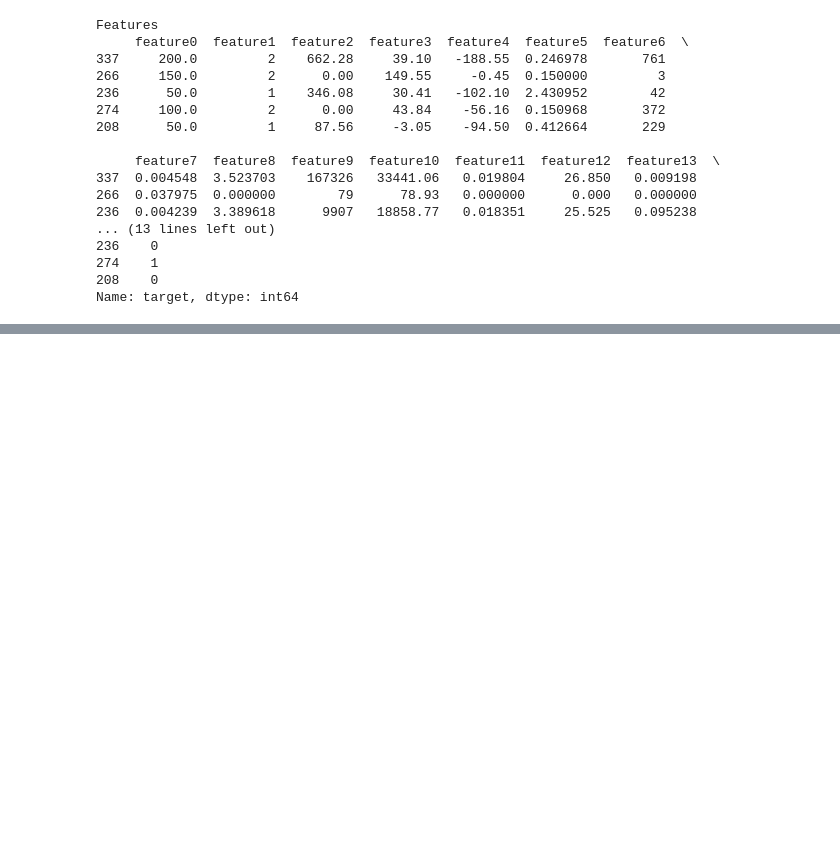
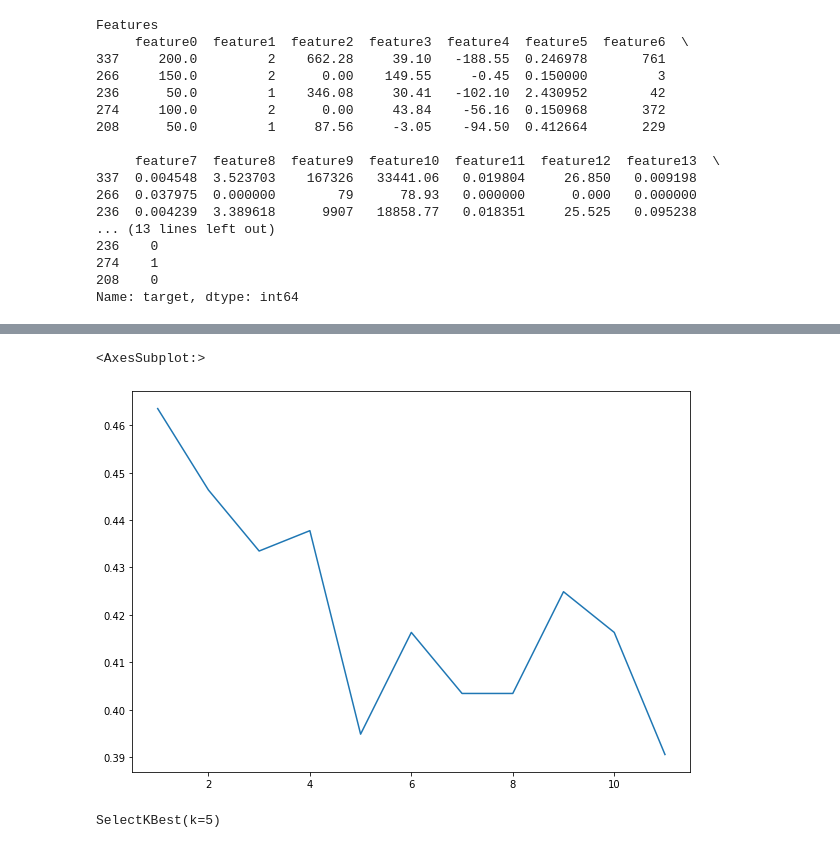
Before and after one commit to seifferth-lopes/Desafio_Tecnico, a Jupyter notebook: projeto.ipynb, the cells around one changed output, grey strips where cells are left out. Drawn from its saved outputs; the diff is of its cells as text; code cells hidden in the pictures; blank space fills up the shorter version.

Commit message:
Definindo melhore feature e valor de k

```diff
--- a/projeto.ipynb
+++ b/projeto.ipynb
@@ -223,15 +203,0 @@ Melhores features:
-# %%
-#separa as features com base nas melhores features para treinamento
-features = data.drop(['target','feature4','feature8','feature9','feature12','feature13'],1)
-
-
-#separa as labels para treinamento
-labels = data['target']
-
-print('Features')
-print (features.head())
-
-print ('=========')
-
-print ('Labels')
-print (labels.head())
@@ -289,0 +206,3 @@ Features:  (466, 11)
+# %%
+X_train, X_test,y_train, y_test = train_test_split(features,labels, train_size= 0.5, random_state= 0)
+X_train.shape, X_test.shape, y_train.shape, y_test.shape
@@ -289,0 +213,18 @@ Features:  (466, 11)
+# %%
+# Escolhendo as melhores features com Kbest
+k_vs_score = []
+for k in range(1,12,1):
+    selector = SelectKBest(score_func= f_classif, k= k)
+    X_train2 = selector.fit_transform(X_train,y_train)
+    X_test2 = selector.transform(X_test)
+
+    mdl = RandomForestClassifier(n_estimators= 100, n_jobs= -1, random_state= 0)
+    mdl.fit(X_train2, y_train)
+
+    p = mdl.predict(X_test2)
+
+    score = mean_absolute_error(y_test, p)
+
+    print("K = {} - MAE = {}".format(k,score))
+
+    k_vs_score.append(score)
@@ -289,0 +243,11 @@ Features:  (466, 11)
+# %%
+pd.Series(k_vs_score, index=range(1,12,1)).plot(figsize = (10,7))
+# %% [output]
+<AxesSubplot:>
+[figure, added]
+# %%
+# K = 5, pois é o menor valor de erro para uma intervalo continuo.
+selector = SelectKBest(score_func= f_classif, k= 5)
+selector.fit(X_train,y_train)
+# %% [output]
+SelectKBest(k=5)
```
Also changed, not shown: parts of 14 cells of this notebook.
